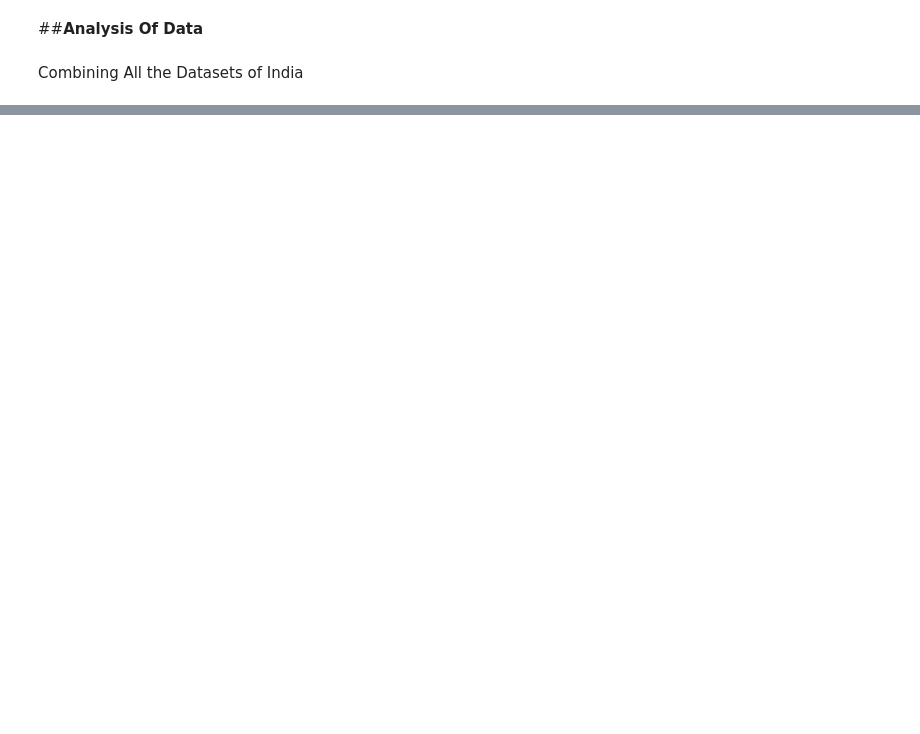
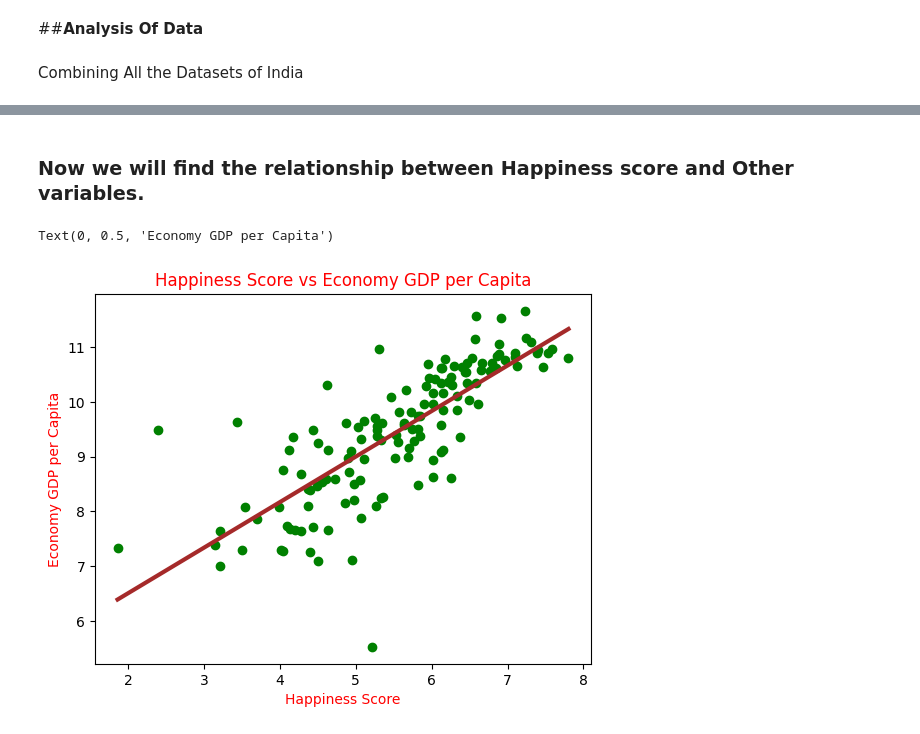
Before and after one commit to prateekkosta/Analysis-of-World-Happiness-Index, a Jupyter notebook: World_Happiness_Index.ipynb, the cells around one changed output, grey strips where cells are left out. Drawn from its saved outputs; the diff is of its cells as text; code cells hidden in the pictures; blank space fills up the shorter version.

```diff
--- a/World_Happiness_Index.ipynb
+++ b/World_Happiness_Index.ipynb
@@ -360,3 +360,20 @@ India_2015_2023.sort_values(by='Year')
 | 6 | 139 | 3.8190 | 8.755000 | 60.633000 | 0.893000 | ... |
 | 7 | 136 | 3.7770 | NaN | NaN | NaN | ... |
 | 8 | 126 | 4.0360 | 8.759000 | 60.777000 | 0.897000 | ... |
+# %% [markdown]
+### Now we will find the relationship between Happiness score and Other variables.
+# %%
+#Relationship between Happiness Score and Economy GDP per Capita
+
+plt.scatter(df_2023['Happiness Score'],df_2023['Economy GDP per Capita'], color='green')
+x= df_2023['Happiness Score']
+z=np.polyfit(df_2023['Happiness Score'], df_2023['Economy GDP per Capita'],1)
+
+p=np.poly1d(z)
+plt.plot(df_2023['Happiness Score'],p(x), color= 'brown', linewidth= 3)
+plt.title('Happiness Score vs Economy GDP per Capita', color= 'red')
+plt.xlabel('Happiness Score', color= 'red')
+plt.ylabel('Economy GDP per Capita', color= 'red')
+# %% [output]
+Text(0, 0.5, 'Economy GDP per Capita')
+[figure, added]
```
Also changed, not shown: parts of 4 cells of this notebook.
